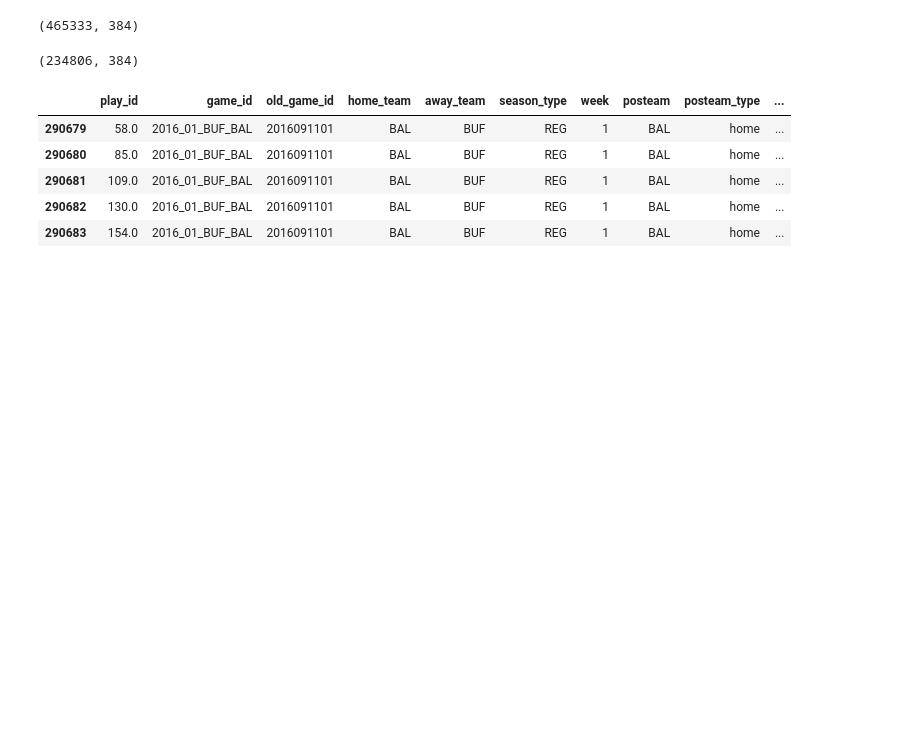
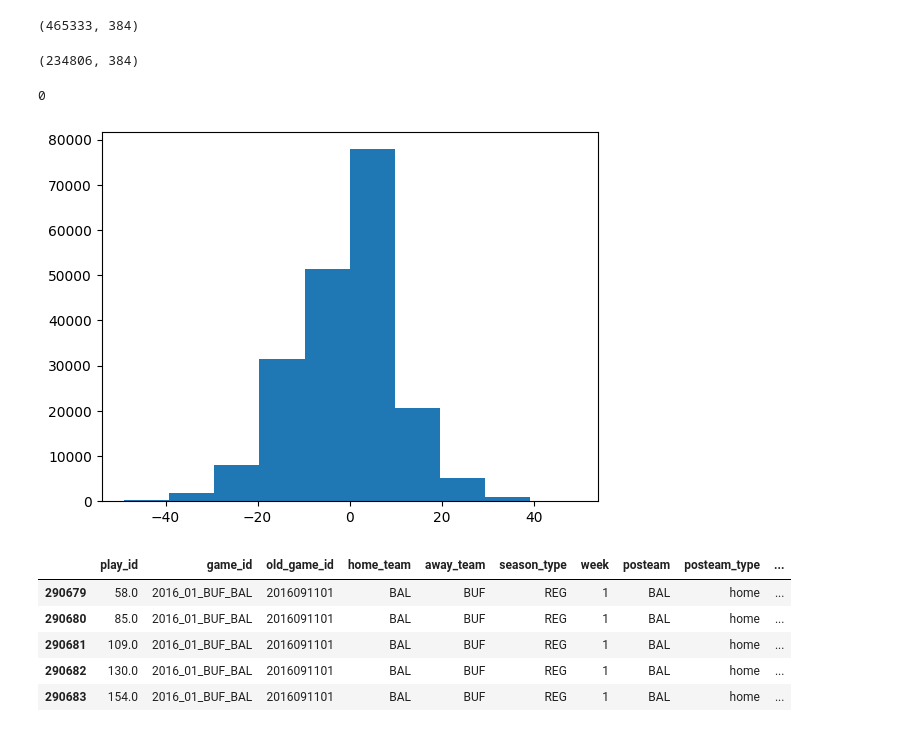
Before and after one commit to mchawla33/w210-capstone, a Jupyter notebook: notebooks/ContextualBandit_rewards_team.ipynb, the cells around one changed output. Saved outputs shown, nothing was run; the diff lists cells and outputs as text; code cells hidden in the pictures; blank space fills up the shorter version.

```diff
--- a/notebooks/ContextualBandit_rewards_team.ipynb
+++ b/notebooks/ContextualBandit_rewards_team.ipynb
@@ -137,6 +137,12 @@ def ydstogo_binning(row):
 
 df['ydstogo_binned'] = df.apply(ydstogo_binning, axis=1)
 # plt.hist(df[['ydstogo_binned']])
+# %%
+plt.hist(df[['score_differential']])
+print(df.score_differential.isna().sum())
+# %% [output]
+0
+[figure, added]
 # %%
 def score_diff_possession(row):
     diff = row.score_differential
```
Also changed, not shown: parts of 19 cells of this notebook.
